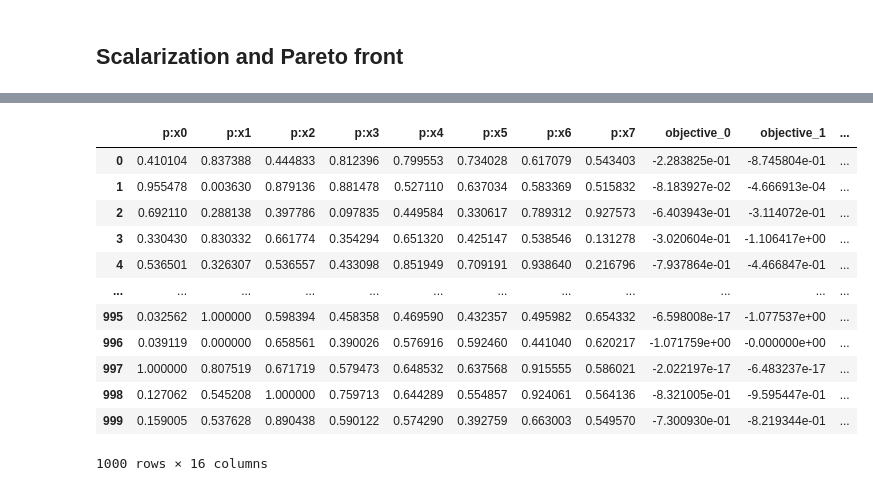
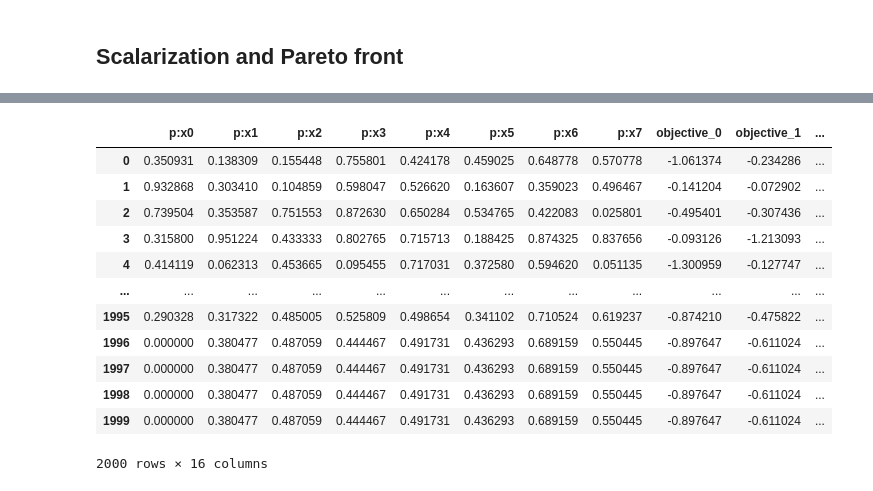
Before and after one commit to deephyper/bo-moo, a Jupyter notebook: notebooks/Experiments on DTLZ.ipynb, the cells around one changed output, grey strips where cells are left out. Drawn from its saved outputs; the diff is of its cells as text; code cells hidden in the pictures.

```diff
--- a/notebooks/Experiments on DTLZ.ipynb
+++ b/notebooks/Experiments on DTLZ.ipynb
@@ -20,30 +29,32 @@ from deephyper.evaluator.callback import TqdmCallback
 from deephyper.search.hps import CBO
 
 
-max_evals = 1_000
+max_evals = 2_000
 random_state = 42
 
 search_params = dict(
     acq_func="UCB",
-    scheduler=dict(
-        type="periodic-exp-decay",
-        periode=50,
-        rate=0.25,
-    ),
+    multi_point_strategy="qUCB",
+    # scheduler=dict(
+    #     type="periodic-exp-decay",
+    #     periode=50,
+    #     rate=0.25,
+    # ),
     # important setting for continuous inpout/output problems
-    objective_scaler="minmaxlog",
+    objective_scaler="quantile-uniform",
     update_prior=True,
     update_prior_quantile=0.25,
     random_state=random_state,
     # speed up computation
     filter_duplicated=False,
     filter_failures="ignore",
+    # filter_failures="mean",
     n_jobs=6,
     verbose=1,
 )
 
 evaluator_params = dict(
-    method="serial", method_kwargs={"num_workers": 1, "callbacks": [TqdmCallback()]}
+    method="thread", method_kwargs={"num_workers": 8, "callbacks": [TqdmCallback()]}
 )
 # %%
 # %%prun -s cumulative -q -l 50 -T prun0
@@ -111,30 +122,38 @@ results_chebyshev
 # %%
-# %%prun -s cumulative -q -l 50 -T prun0
+from deephyper.skopt.moo import MoQuadraticFunction
 
-results_random = CBO(
+
+alpha = 10.0
+moo_scalarization_strategy = MoQuadraticFunction(
+    n_objectives=n_objectives,
+    weight=None,
+    alpha=alpha
+)
+
+results_quad = CBO(
     hpo.problem,
     Evaluator.create(
         hpo.run,
         **evaluator_params,
     ),
     **search_params,
     # scalarization
-    moo_scalarization_strategy="random",
-    log_dir="output/dtlz/ii/random",
+    moo_scalarization_strategy=moo_scalarization_strategy,
+    log_dir="output/dtlz/ii/quadratic",
 ).search(max_evals=max_evals)
 
-results_random
+results_quad
 # %% [output]
 |  | p:x0 | p:x1 | p:x2 | p:x3 | p:x4 | p:x5 | p:x6 | p:x7 | objective_0 | objective_1 | ... |
-| 0 | 0.410104 | 0.837388 | 0.444833 | 0.812396 | 0.799553 | 0.734028 | 0.617079 | 0.543403 | -2.283825e-01 | -8.745804e-01 | ... |
-| 1 | 0.955478 | 0.003630 | 0.879136 | 0.881478 | 0.527110 | 0.637034 | 0.583369 | 0.515832 | -8.183927e-02 | -4.666913e-04 | ... |
-| 2 | 0.692110 | 0.288138 | 0.397786 | 0.097835 | 0.449584 | 0.330617 | 0.789312 | 0.927573 | -6.403943e-01 | -3.114072e-01 | ... |
-| 3 | 0.330430 | 0.830332 | 0.661774 | 0.354294 | 0.651320 | 0.425147 | 0.538546 | 0.131278 | -3.020604e-01 | -1.106417e+00 | ... |
-| 4 | 0.536501 | 0.326307 | 0.536557 | 0.433098 | 0.851949 | 0.709191 | 0.938640 | 0.216796 | -7.937864e-01 | -4.466847e-01 | ... |
+| 0 | 0.350931 | 0.138309 | 0.155448 | 0.755801 | 0.424178 | 0.459025 | 0.648778 | 0.570778 | -1.061374 | -0.234286 | ... |
+| 1 | 0.932868 | 0.303410 | 0.104859 | 0.598047 | 0.526620 | 0.163607 | 0.359023 | 0.496467 | -0.141204 | -0.072902 | ... |
+| 2 | 0.739504 | 0.353587 | 0.751553 | 0.872630 | 0.650284 | 0.534765 | 0.422083 | 0.025801 | -0.495401 | -0.307436 | ... |
+| 3 | 0.315800 | 0.951224 | 0.433333 | 0.802765 | 0.715713 | 0.188425 | 0.874325 | 0.837656 | -0.093126 | -1.213093 | ... |
+| 4 | 0.414119 | 0.062313 | 0.453665 | 0.095455 | 0.717031 | 0.372580 | 0.594620 | 0.051135 | -1.300959 | -0.127747 | ... |
 | ... | ... | ... | ... | ... | ... | ... | ... | ... | ... | ... | ... |
-| 995 | 0.032562 | 1.000000 | 0.598394 | 0.458358 | 0.469590 | 0.432357 | 0.495982 | 0.654332 | -6.598008e-17 | -1.077537e+00 | ... |
-| 996 | 0.039119 | 0.000000 | 0.658561 | 0.390026 | 0.576916 | 0.592460 | 0.441040 | 0.620217 | -1.071759e+00 | -0.000000e+00 | ... |
-| 997 | 1.000000 | 0.807519 | 0.671719 | 0.579473 | 0.648532 | 0.637568 | 0.915555 | 0.586021 | -2.022197e-17 | -6.483237e-17 | ... |
-| 998 | 0.127062 | 0.545208 | 1.000000 | 0.759713 | 0.644289 | 0.554857 | 0.924061 | 0.564136 | -8.321005e-01 | -9.595447e-01 | ... |
-| 999 | 0.159005 | 0.537628 | 0.890438 | 0.590122 | 0.574290 | 0.392759 | 0.663003 | 0.549570 | -7.300930e-01 | -8.219344e-01 | ... |
+| 1995 | 0.290328 | 0.317322 | 0.485005 | 0.525809 | 0.498654 | 0.341102 | 0.710524 | 0.619237 | -0.874210 | -0.475822 | ... |
+| 1996 | 0.000000 | 0.380477 | 0.487059 | 0.444467 | 0.491731 | 0.436293 | 0.689159 | 0.550445 | -0.897647 | -0.611024 | ... |
+| 1997 | 0.000000 | 0.380477 | 0.487059 | 0.444467 | 0.491731 | 0.436293 | 0.689159 | 0.550445 | -0.897647 | -0.611024 | ... |
+| 1998 | 0.000000 | 0.380477 | 0.487059 | 0.444467 | 0.491731 | 0.436293 | 0.689159 | 0.550445 | -0.897647 | -0.611024 | ... |
+| 1999 | 0.000000 | 0.380477 | 0.487059 | 0.444467 | 0.491731 | 0.436293 | 0.689159 | 0.550445 | -0.897647 | -0.611024 | ... |
-1000 rows × 16 columns
+2000 rows × 16 columns
```
Also changed, not shown: parts of 14 cells of this notebook, 2 other files.
